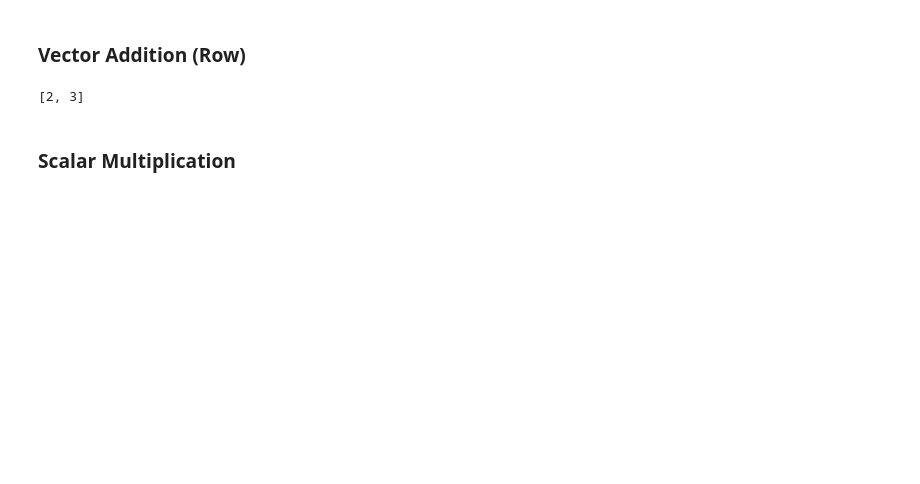
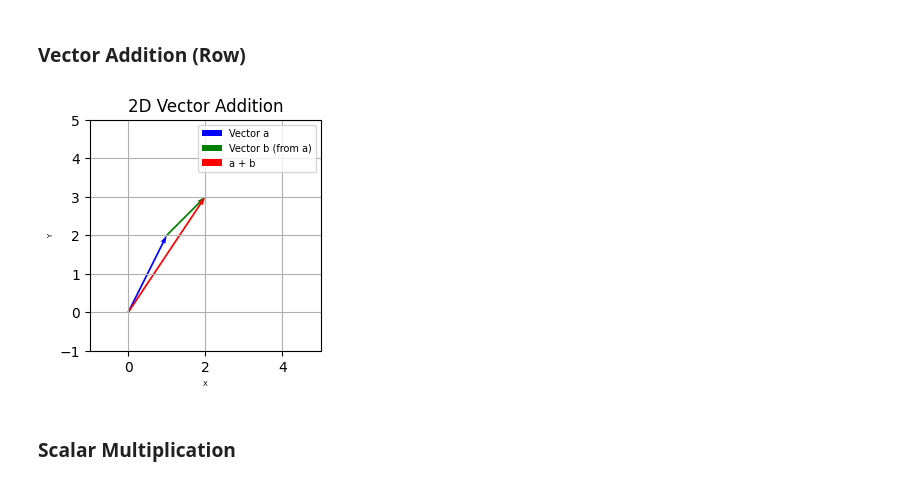
Before and after one commit to eigenlambda123/Project10X-LinearAlgebra, a Jupyter notebook: practice/1.1/vector_operations.ipynb, the cells around one changed output. Cells and saved outputs as stored; diff of their text form; code cells hidden in the pictures; blank space fills up the shorter version.

```diff
--- a/practice/1.1/vector_operations.ipynb
+++ b/practice/1.1/vector_operations.ipynb
@@ -18,13 +47,14 @@ print(add_col(a, b))
 # %%
 def add_row(v1, v2):
     res = []
     for x, y in zip(v1, v2):
         res.append(x + y)
     return res
 
-print(add_row(a, b))
+ans = add_row(v, w)
+vector_addition_visual(v, w, ans)
 # %% [output]
-[2, 3]
+[figure, added]
 # %% [markdown]
 ### Scalar Multiplication
 # %%
```
Also changed, not shown: parts of 4 cells of this notebook, 1 other file.
